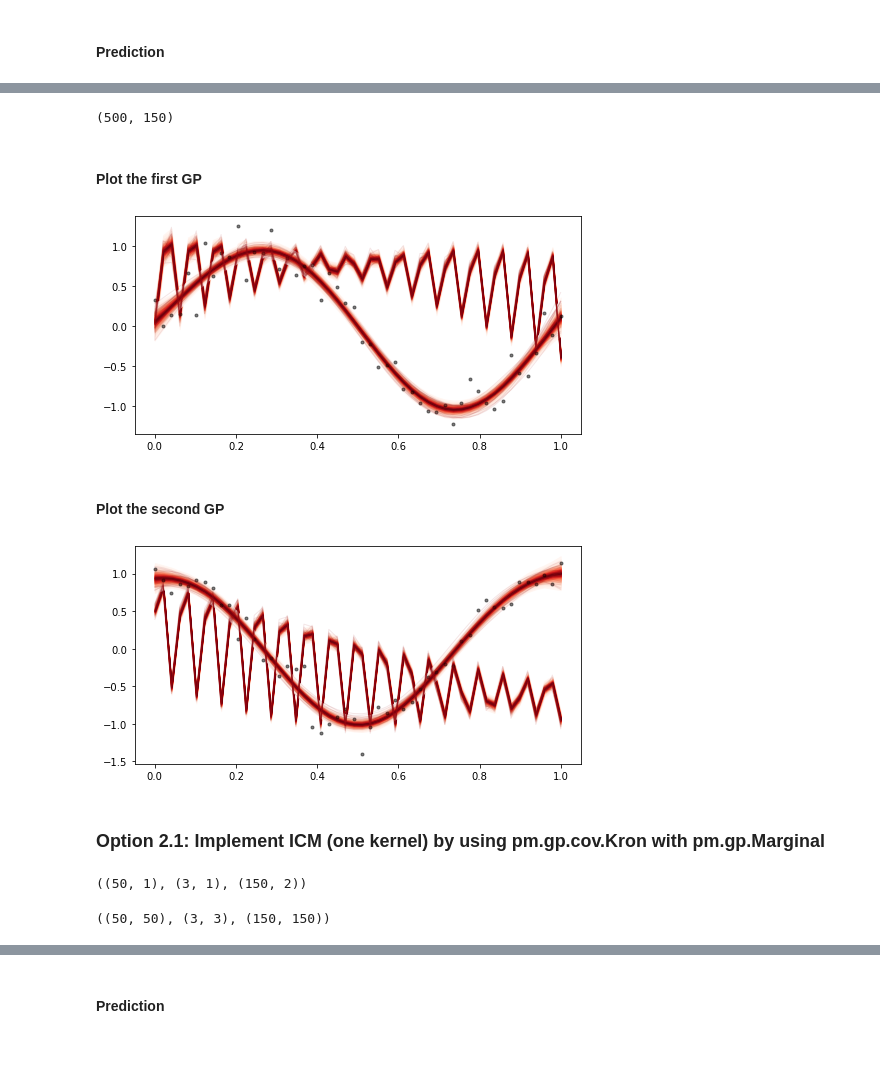
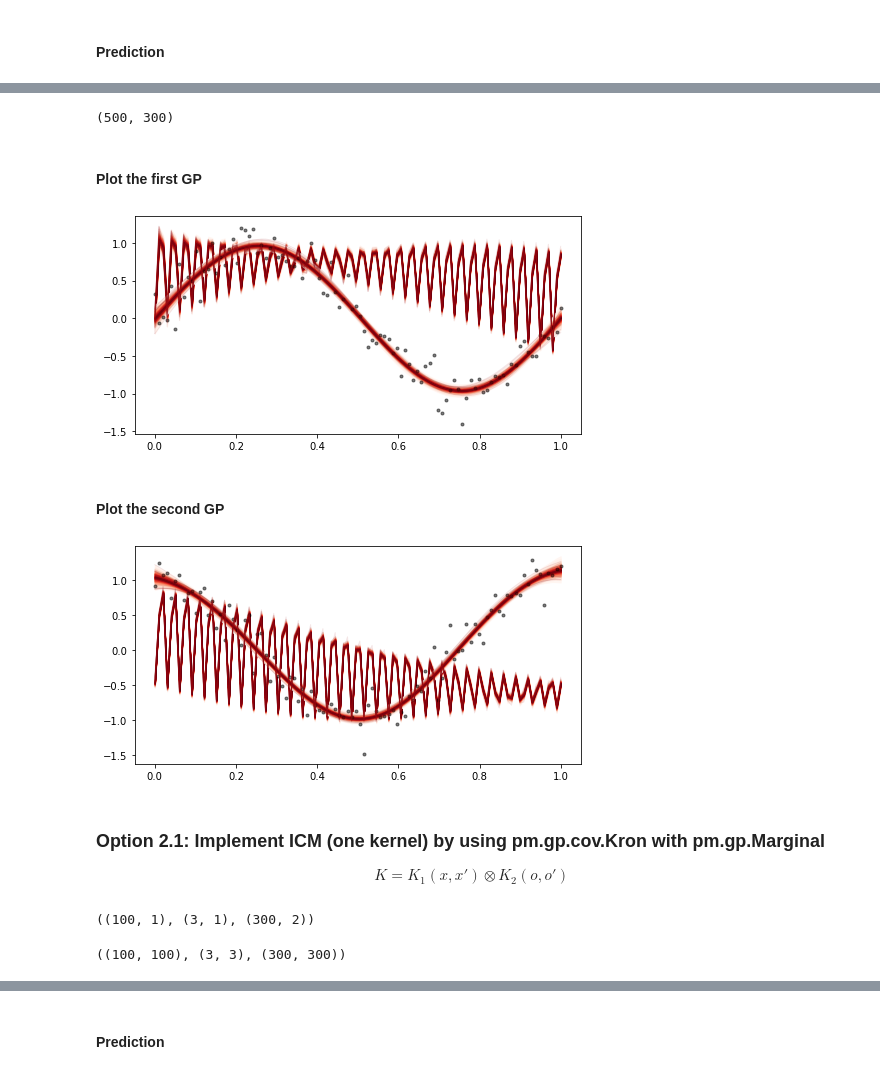
Before and after one commit to danhphan/gp_experiments, a Jupyter notebook: experiments/22_multitask_gp_regression_pymc_mogp_api_same_X.ipynb, the cells around one changed output, grey strips where cells are left out. Saved outputs shown, nothing was run; the diff lists cells and outputs as text; code cells hidden in the pictures.

```diff
--- a/experiments/22_multitask_gp_regression_pymc_mogp_api_same_X.ipynb
+++ b/experiments/22_multitask_gp_regression_pymc_mogp_api_same_X.ipynb
@@ -18,7 +18,8 @@ import math
 # %% [markdown]
 ### Set up training data: same X, three Y outputs
 # %%
-train_x = np.linspace(0, 1, 50)
+N = 100
+train_x = np.linspace(0, 1, N)
 
 train_y = np.stack([
     np.sin(train_x * (2 * math.pi)) + np.random.randn(len(train_x)) * 0.2,
@@ -126,36 +130,40 @@ pm.model_to_graphviz(model)
 f_pred = gp_samples.posterior_predictive["preds"].sel(chain=0)
 f_pred.shape
 # %% [output]
-(500, 150)
+(500, 300)
 # %% [markdown]
 #### Plot the first GP
 # %%
 from pymc.gp.util import plot_gp_dist
 fig, axes = plt.subplots(1,1, figsize=(8,4))
 plt.plot(x, train_y[:,0], 'ok', ms=3, alpha=0.5, label="Data 1");
-plot_gp_dist(axes, f_pred[:, 0:50], x)
+plot_gp_dist(axes, f_pred[:, 0:N], x)
 plot_gp_dist(axes, f_pred[:,Xnew[:,1] == 0], x)
 plt.show()
 # %% [output]
-[figure, old version]
+[figure, new version]
 # %% [markdown]
 #### Plot the second GP
 # %%
 from pymc.gp.util import plot_gp_dist
 fig, axes = plt.subplots(1,1, figsize=(8,4))
 plt.plot(x, train_y[:,1], 'ok', ms=3, alpha=0.5, label="Data 1");
-plot_gp_dist(axes, f_pred[:, 50:100], x)
+plot_gp_dist(axes, f_pred[:, N:2*N], x)
 plot_gp_dist(axes, f_pred[:,Xnew[:,1] == 1], x)
 plt.show()
 # %% [output]
-[figure, old version]
+[figure, new version]
 # %% [markdown]
 ### Option 2.1: Implement ICM (one kernel) by using pm.gp.cov.Kron with pm.gp.Marginal
+
+$$
+K = K_1(x, x') \otimes K_2(o, o')
+$$
 # %%
 X = pm.math.cartesian(x, task_i)
 x.shape, task_i.shape, X.shape
 # %% [output]
-((50, 1), (3, 1), (150, 2))
+((100, 1), (3, 1), (300, 2))
 # %%
 with pm.Model() as model:
     ell = pm.Gamma("ell", alpha=2, beta=0.5)
@@ -173,7 +181,7 @@ with pm.Model() as model:
 # %%
 cov(x).eval().shape, coreg(task_i).eval().shape, cov_func(X).eval().shape
 # %% [output]
-((50, 50), (3, 3), (150, 150))
+((100, 100), (3, 3), (300, 300))
 # %%
 %%time
 with model:
```
Also changed, not shown: parts of 28 cells of this notebook.
